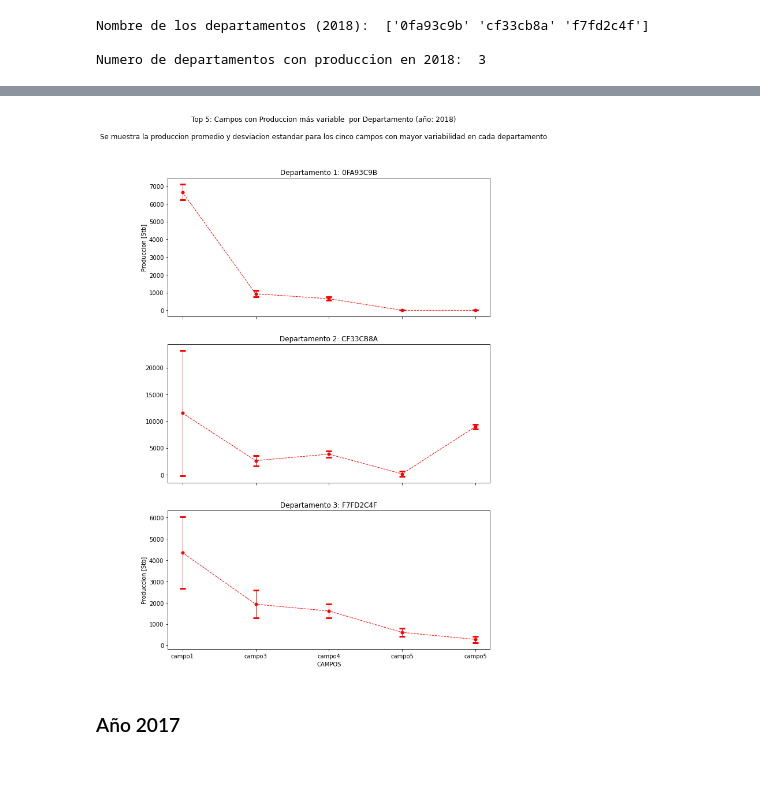
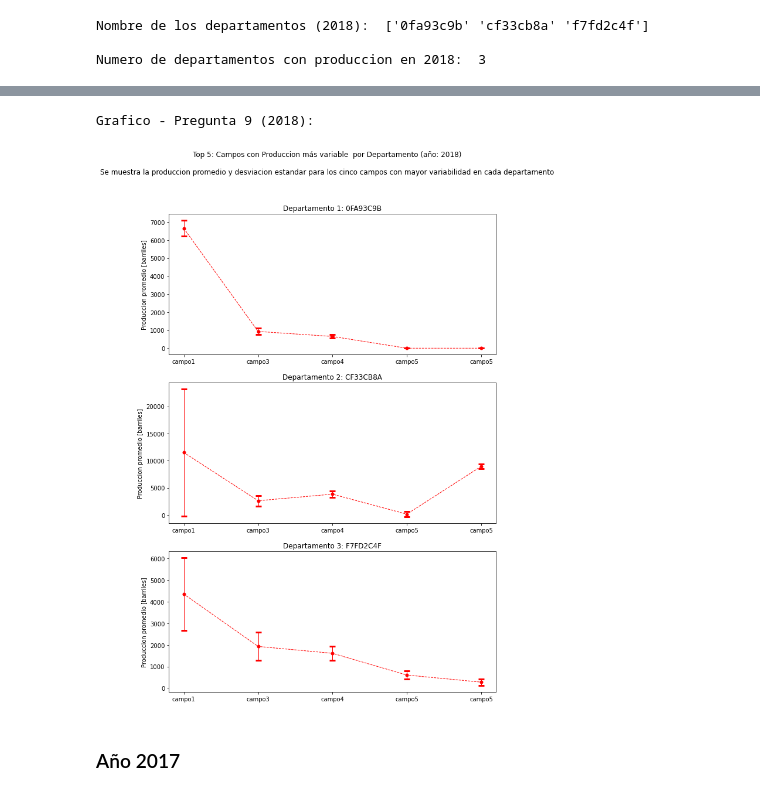
Before and after one commit to yoi23/HackathonOG2020, a Jupyter notebook: blind_test.ipynb, the cells around one changed output, grey strips where cells are left out. Drawn from its saved outputs; the diff is of its cells as text; code cells hidden in the pictures.

```diff
--- a/blind_test.ipynb
+++ b/blind_test.ipynb
@@ -417,39 +455,41 @@ dep1 = departamentos[0] # Nombre del Departamento 1
 dep2_std = dep_std_values[1,:]
 dep2_mean = dep_mean_values[1,:]
 dep2 = departamentos[1]
 
 # Departamento 3
 dep3_std = dep_std_values[2,:]
 dep3_mean = dep_mean_values[2,:]
 dep3 = departamentos[2]
 
 ## Crear Grafica
-fig, axs = plt.subplots(nrows=3, ncols=1, sharex=True,figsize = (10,15))
+fig, axs = plt.subplots(nrows=3, ncols=1, figsize = (10,15))
 fig.suptitle('Top 5: Campos con Produccion más variable  por Departamento (año: 2018)\n\nSe muestra la produccion promedio y desviacion estandar para los cinco campos con mayor variabilidad en cada departamento')
-plt.setp(axs, xticks = x, xticklabels=x_labels)
+plt.setp(axs, xticks = x, xticklabels=x_labels, ylabel= 'Produccion promedio [barriles]')
 
 # definir tipo de linea
 linestyle = {"linestyle":"--", "linewidth":1, "markeredgewidth":3, "elinewidth":1, "capsize":5}
 
 # Departamento 1
 axs[0].errorbar(x, dep1_mean, dep1_std, color = 'r', marker='.',**linestyle)
 axs[0].set_title('Departamento 1: '+str(dep1.upper()))
-axs[0].set_ylabel('Produccion [Stb]')
+
 
 
 # Departamento 2
 axs[1].errorbar(x, dep2_mean, dep2_std, color = 'r', marker='.',**linestyle)
 axs[1].set_title('Departamento 2: '+str(dep2.upper()))
 
+
 # Departamento 3
 axs[2].errorbar(x, dep3_mean, dep3_std, color = 'r', marker='.',**linestyle)
 axs[2].set_title('Departamento 3: '+str(dep3.upper()))
-axs[2].set_ylabel('Produccion [Stb]')
-axs[2].set_xlabel('CAMPOS')
 
+
+print('Grafico - Pregunta 9 (2018):\n')
 plt.show()
 # %% [output]
+Grafico - Pregunta 9 (2018):
-[figure, old version]
+[figure, new version]
 # %% [markdown]
 ### Año 2017
 # %%
```
Also changed, not shown: parts of 28 cells of this notebook.
